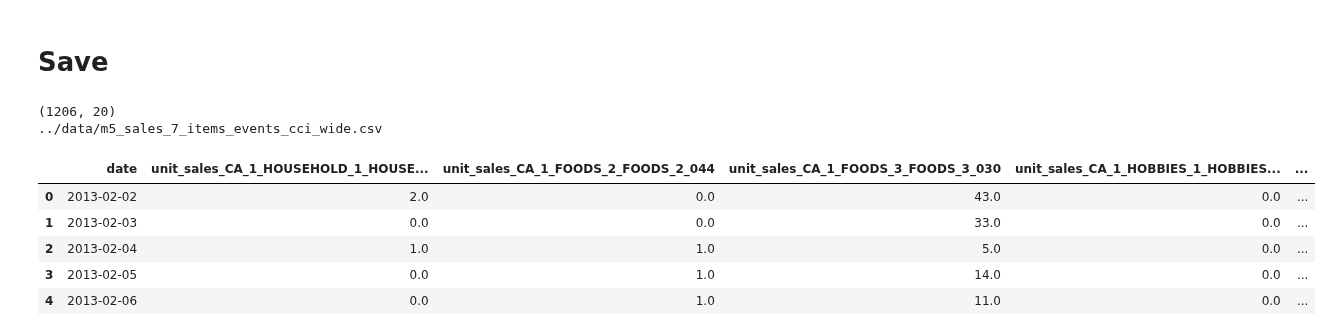
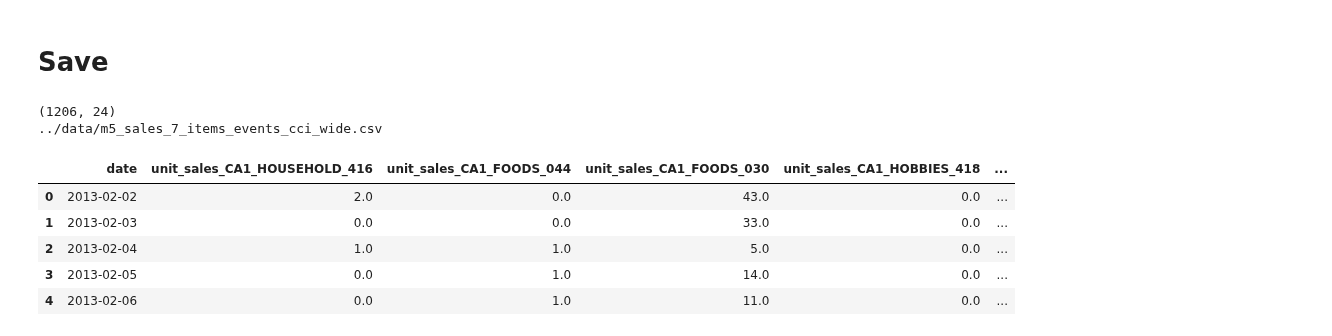
Before and after one commit to Aljgutier/sforecast, a Jupyter notebook: notebooks/M5_Sales_N_Items.ipynb, the cells around one changed output. Saved outputs shown, nothing was run; the diff lists cells and outputs as text; code cells hidden in the pictures.

```diff
--- a/docs/M5_Sales_N_Items.ipynb
+++ b/notebooks/M5_Sales_N_Items.ipynb
@@ -352,0 +371,34 @@ cci_usa
+# %%
+
+column_name_map = {'date': 'date',
+            'unit_sales_CA_1_HOUSEHOLD_1_HOUSEHOLD_1_416' : 'unit_sales_CA1_HOUSEHOLD_416' ,
+            'unit_sales_CA_1_FOODS_2_FOODS_2_044' : 'unit_sales_CA1_FOODS_044' ,
+            'unit_sales_CA_1_FOODS_2_FOODS_2_044' : 'unit_sales_CA1_FOODS_044' ,
+            'unit_sales_CA_1_FOODS_3_FOODS_3_030' : 'unit_sales_CA1_FOODS_030',
+            'unit_sales_CA_1_HOBBIES_1_HOBBIES_1_418' : 'unit_sales_CA1_HOBBIES_418',
+            'unit_sales_CA_1_FOODS_3_FOODS_3_185': 'unit_sales_CA1_FOODS_185',
+            'unit_sales_CA_1_HOUSEHOLD_1_HOUSEHOLD_1_219' : 'unit_sales_CA1_HOUSEHOLD_219' ,
+            'unit_sales_CA_1_FOODS_3_FOODS_3_393' : 'unit_sales_CA1_FOODS_393',
+            'sell_price_CA_1_HOUSEHOLD_1_HOUSEHOLD_1_416' : 'sell_price_CA1_HOUSEHOLD_416',
+            'sell_price_CA_1_FOODS_2_FOODS_2_044' : 'sell_price_CA1_FOODS_044',
+            'sell_price_CA_1_FOODS_3_FOODS_3_030': 'sell_price_CA1_FOODS_030',
+            'sell_price_CA_1_HOBBIES_1_HOBBIES_1_418': 'sell_price_CA1_HOBBIES_418' ,
+            'sell_price_CA_1_FOODS_3_FOODS_3_185': 'sell_price_CA1_FOODS_185',
+            'sell_price_CA_1_HOUSEHOLD_1_HOUSEHOLD_1_219' : 'sell_price_CA_1_HOUSEHOLD_219',
+            'sell_price_CA_1_FOODS_3_FOODS_3_393' : 'sell_price_CA1_FOODS_393',
+            'year': 'year',
+            'month': 'month',
+            'week':'week',
+            'weekday':'weekday',
+            'yearmonth':'yearmonth',
+            'event_name_1':'event_name_1',
+            'event_name_2':'event_name_2',
+            'snap_CA':'snap_CA',
+            'CCI_USA': 'CCI_USA'
+}
+new_column_names = [column_name_map[c] for c in sales_N_items_calevents_cci_wide.columns]
+
+dfw = sales_N_items_calevents_cci_wide.copy()
+dfw.columns = [new_column_names]
+
+dfw.head()
@@ -353,25 +412,21 @@ cci_usa
 # %% [markdown]
 # Save
 # %%
-
 data_path="../data"
 
 filename=f'm5_sales_{Nitems}_items_events_cci_wide.csv'
 file = f'{data_path}/{filename}'
 
 save_file=True
 if save_file == True:
-    print(sales_N_items_calevents_cci_wide.shape)
+    print(dfw.shape)
     print(file)
-    display(sales_N_items_calevents_cci_wide.head())
-    sales_N_items_calevents_cci_wide.to_csv(file,index=False)
-
-# (751, 52)
-# ../data/m5_sales_20_items_events_cci.csv
+    display(dfw.head())
+    dfw.to_csv(file,index=False)
 # %% [output]
-(1206, 20)
+(1206, 24)
 ../data/m5_sales_7_items_events_cci_wide.csv
-|  | date | unit_sales_CA_1_HOUSEHOLD_1_HOUSE... | unit_sales_CA_1_FOODS_2_FOODS_2_044 | unit_sales_CA_1_FOODS_3_FOODS_3_030 | unit_sales_CA_1_HOBBIES_1_HOBBIES... | ... |
+|  | date | unit_sales_CA1_HOUSEHOLD_416 | unit_sales_CA1_FOODS_044 | unit_sales_CA1_FOODS_030 | unit_sales_CA1_HOBBIES_418 | ... |
 | 0 | 2013-02-02 | 2.0 | 0.0 | 43.0 | 0.0 | ... |
 | 1 | 2013-02-03 | 0.0 | 0.0 | 33.0 | 0.0 | ... |
 | 2 | 2013-02-04 | 1.0 | 1.0 | 5.0 | 0.0 | ... |
```
Also changed, not shown: parts of 5 cells of this notebook, 1 other file.
